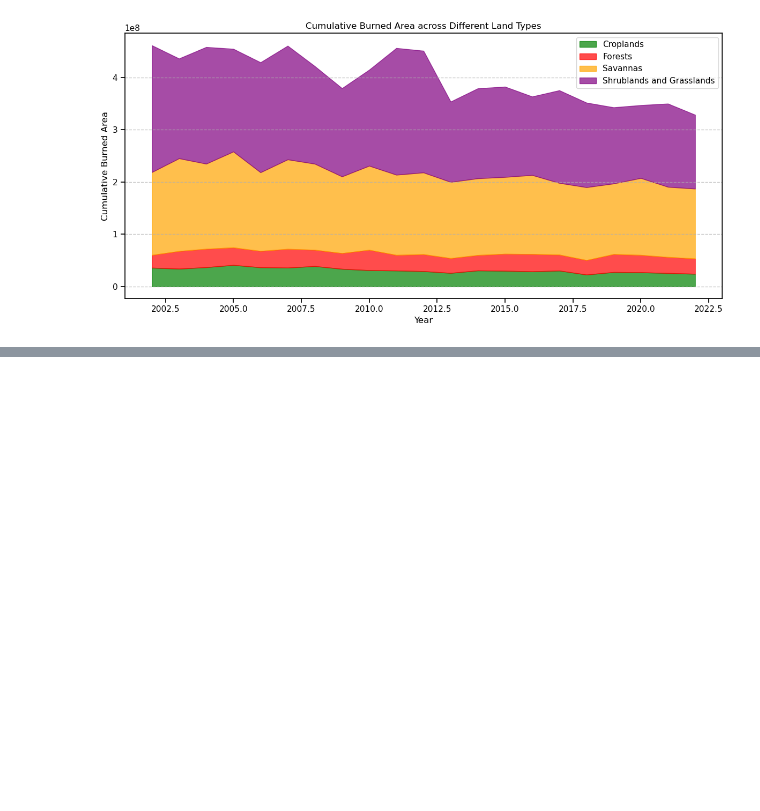
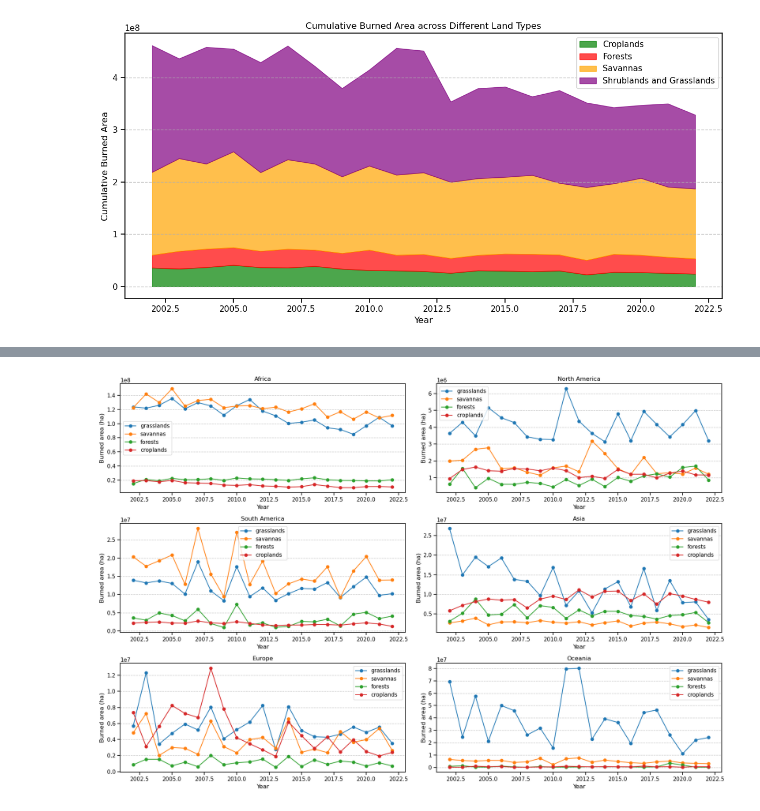
Before and after one commit to INFO6150-DataScience/wildfire-analytics-modelling, a Jupyter notebook: Area burned by wildfires by land cover type.ipynb, the cells around one changed output, grey strips where cells are left out. Drawn from its saved outputs; the diff is of its cells as text; code cells hidden in the pictures; blank space fills up the shorter version.

Commit message:
added insights for Continents

```diff
--- a/Area burned by wildfires by land cover type.ipynb
+++ b/Area burned by wildfires by land cover type.ipynb
@@ -169,0 +245,47 @@ plt.show()
+# %%
+import matplotlib.pyplot as plt
+
+# Continents and land types
+continents = [
+    'Africa',
+    'North America',
+    'South America',
+    'Asia',
+    'Europe',
+    'Oceania'
+]
+
+land_types = [
+    'Yearly burned area across shrublands and grasslands',
+    'Yearly burned area across savannas',
+    'Yearly burned area across forests',
+    'Yearly burned area across croplands'
+]
+
+# Plotting
+plt.figure(figsize=(18, 12))
+
+# Loop through each continent
+for i, continent in enumerate(continents, 1):
+    plt.subplot(3, 2, i)
+    plt.title(continent)
+    plt.xlabel('Year')
+    plt.ylabel('Burned area (ha)')
+    plt.grid(axis='y', linestyle='--', alpha=0.7)
+
+    # Loop through each land type
+    for land_type in land_types:
+        # Extract data for the current continent and land type
+        data = filtered_area_burnt_type_by_continent[continent]
+        years = data['Year']
+        burned_area = data[land_type]
+
+        # Plot
+        plt.plot(years, burned_area, label=land_type.split(' ')[-1], marker='o')
+
+    plt.legend()
+
+plt.tight_layout()
+plt.show()
+# %% [output]
+[figure, added]
```
Also changed, not shown: parts of 7 cells of this notebook.
